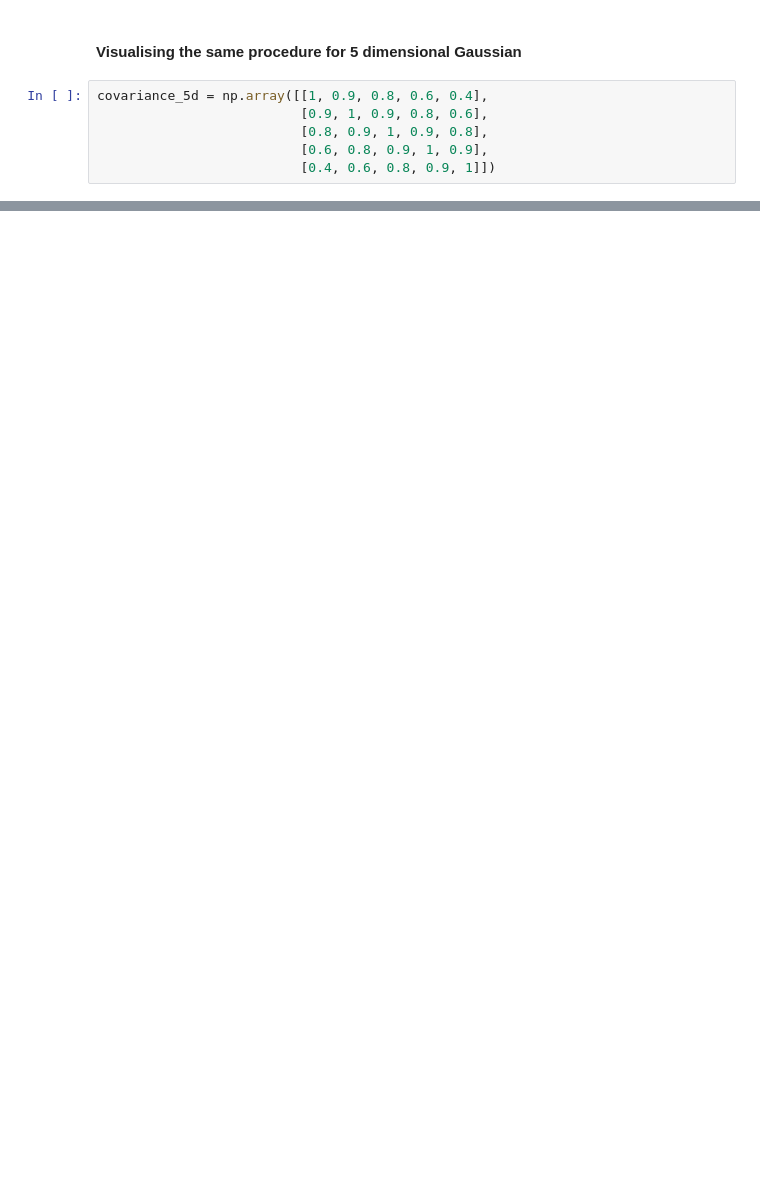
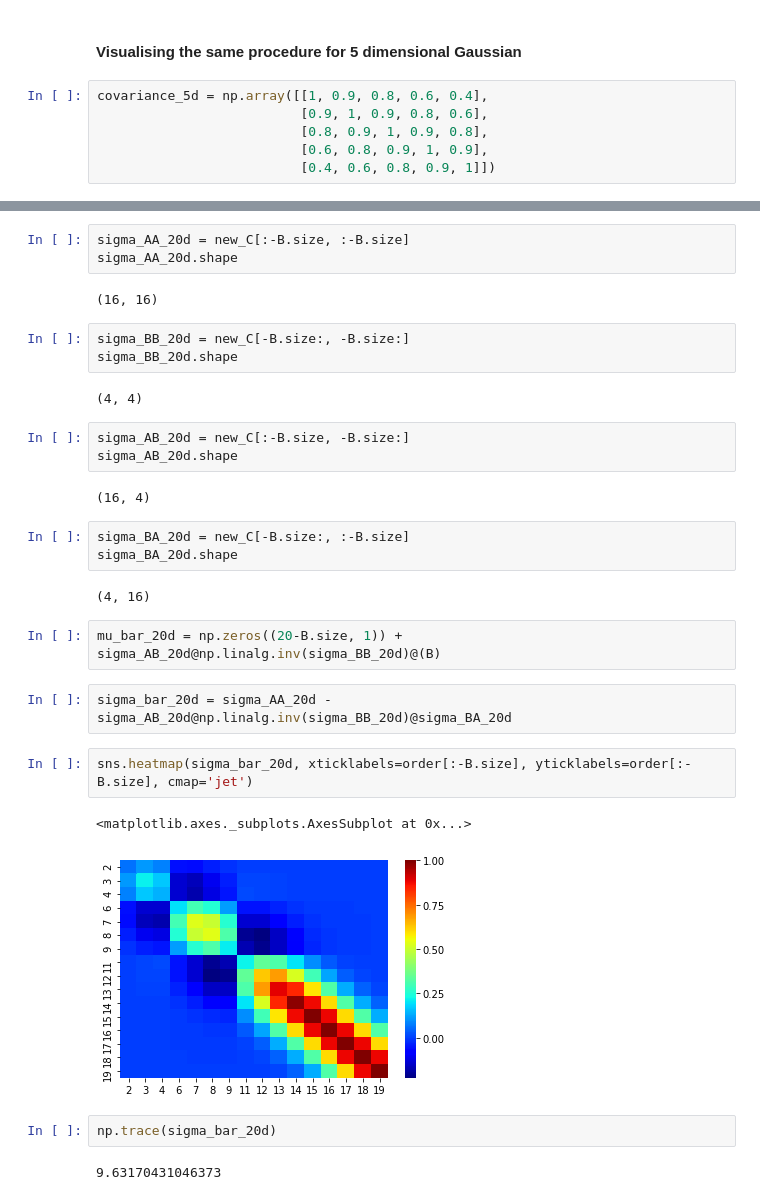
Before and after one commit to lhanappa/nipunbatra.github.io, a Jupyter notebook: blog/2019/GP-1.ipynb, the cells around one changed output, grey strips where cells are left out. Saved outputs shown, nothing was run; the diff lists cells and outputs as text; blank space fills up the shorter version.

```diff
--- a/blog/2019/GP-1.ipynb
+++ b/blog/2019/GP-1.ipynb
@@ -392,0 +675,33 @@ ValueError: operands could not be broadcast together with shapes (60,60,2) (5,)
+# %%
+sigma_AA_20d = new_C[:-B.size, :-B.size]
+sigma_AA_20d.shape
+# %% [output]
+(16, 16)
+# %%
+sigma_BB_20d = new_C[-B.size:, -B.size:]
+sigma_BB_20d.shape
+# %% [output]
+(4, 4)
+# %%
+sigma_AB_20d = new_C[:-B.size, -B.size:]
+sigma_AB_20d.shape
+# %% [output]
+(16, 4)
+# %%
+sigma_BA_20d = new_C[-B.size:, :-B.size]
+sigma_BA_20d.shape
+# %% [output]
+(4, 16)
+# %%
+mu_bar_20d = np.zeros((20-B.size, 1)) + sigma_AB_20d@np.linalg.inv(sigma_BB_20d)@(B)
+# %%
+sigma_bar_20d = sigma_AA_20d - sigma_AB_20d@np.linalg.inv(sigma_BB_20d)@sigma_BA_20d
+# %%
+sns.heatmap(sigma_bar_20d, xticklabels=order[:-B.size], yticklabels=order[:-B.size], cmap='jet')
+# %% [output]
+<matplotlib.axes._subplots.AxesSubplot at 0x...>
+[figure, added]
+# %%
+np.trace(sigma_bar_20d)
+# %% [output]
+9.63170431046373
```
Also changed, not shown: parts of 70 cells of this notebook.
